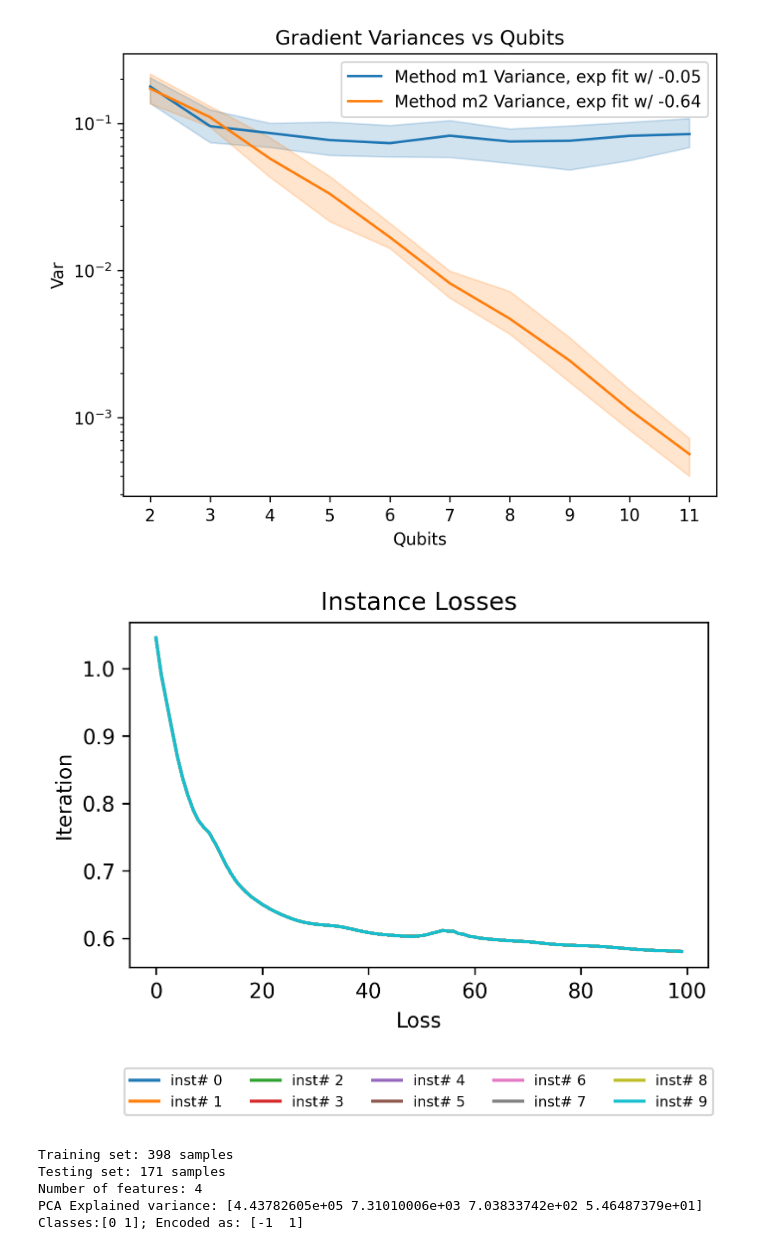
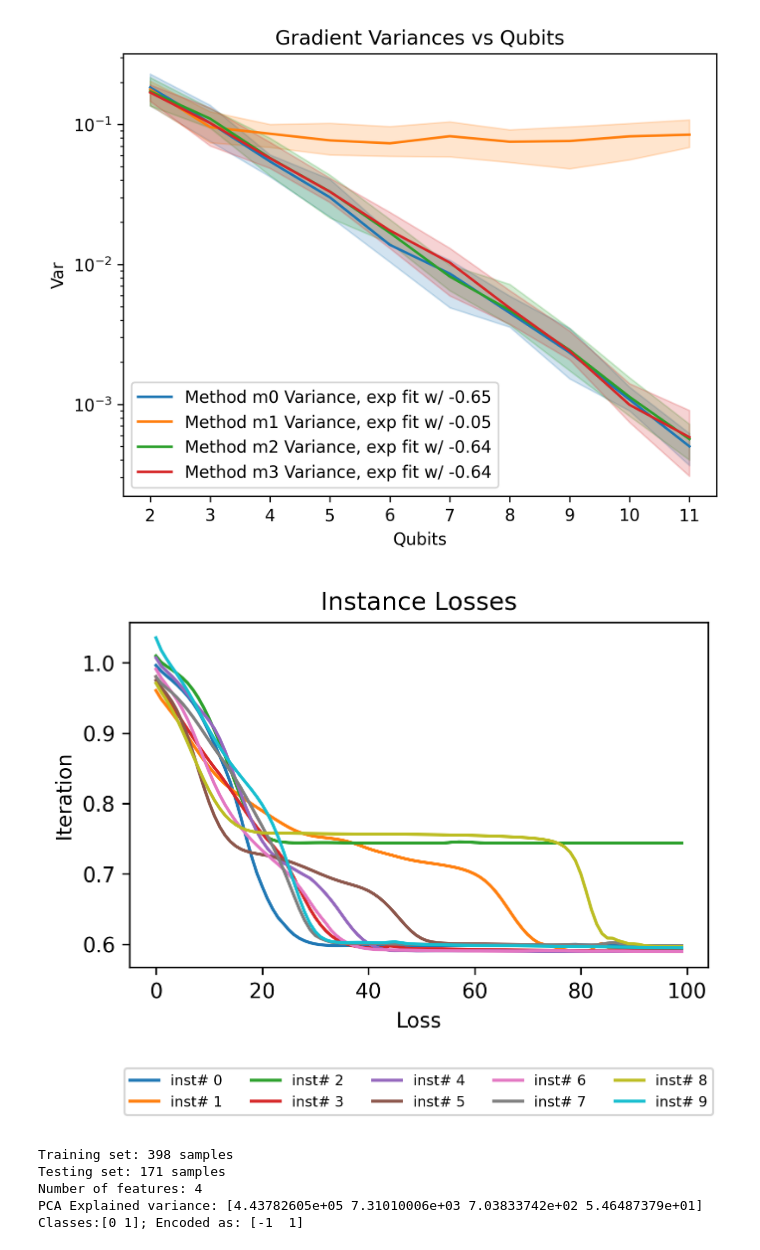
Before and after one commit to NNCT2904/VQA-Notes-v2, a Jupyter notebook: playground.ipynb, the cells around one changed output. Saved outputs shown, nothing was run; the diff lists cells and outputs as text; code cells hidden in the pictures.

```diff
--- a/playground.ipynb
+++ b/playground.ipynb
@@ -91,38 +99,38 @@ def plotMeanVariance(data:list[float|np.float64], num_qubits:list[int], smooth_w
         smooth_weight - within range [0, 1], apply smooth to graph, can cause information loss
 
     '''
 
     color = {
-        'm1': 'tab:blue',
-        'm2': 'tab:orange' ,
-        'm3': 'tab:green',
-        'm4':'tab:red'
+        'm0': 'tab:blue',
+        'm1': 'tab:orange' ,
+        'm2': 'tab:green',
+        'm3':'tab:red'
         }
     for c in data:
         select = pd.DataFrame(np.reshape(data[c], (len(data[c]), data[c][0].shape[1])))
 
         max = smooth(select.max(), smooth_weight)
         min = smooth(select.min(), smooth_weight)
         mean = smooth(select.mean(), smooth_weight)
 
         fit = np.polyfit(num_qubits, np.log(mean), deg=1)
 
         plt.semilogy(num_qubits, mean, color = color[c], label=f'Method {c} Variance, exp fit w/ {fit[0]:.2f}')
 
         plt.fill_between(num_qubits, max, min, color = color[c], alpha = 0.2)
 
     # plt.ylim(0.2, 1.1)
     plt.title('Gradient Variances vs Qubits')
     plt.xlabel('Qubits')
     plt.xticks(num_qubits)
     plt.ylabel('Var')
     plt.legend(loc='best')
 
 
 num_qubits = list(range(2, MAX_QUBITS))
 plotMeanVariance(variances, num_qubits)
 # %% [output]
-[figure, old version]
+[figure, new version]
 # %%
 def plot_method_data(losses, title='Instance Losses', dlabel='inst#', xlabel='Loss', ylabel='Iteration'):
     # create figure and axis
@@ -144,9 +152,9 @@ def plot_method_data(losses, title='Instance Losses', dlabel='inst#', xlabel='Lo
     plt.title(title)
     plt.show()
 
-plot_method_data(losses['m2'])
+plot_method_data(losses['m1'])
 # %% [output]
-[figure, old version]
+[figure, new version]
 # %%
 # Only use in the fist phase
 
```
Also changed, not shown: parts of 6 cells of this notebook, 14 other files.
